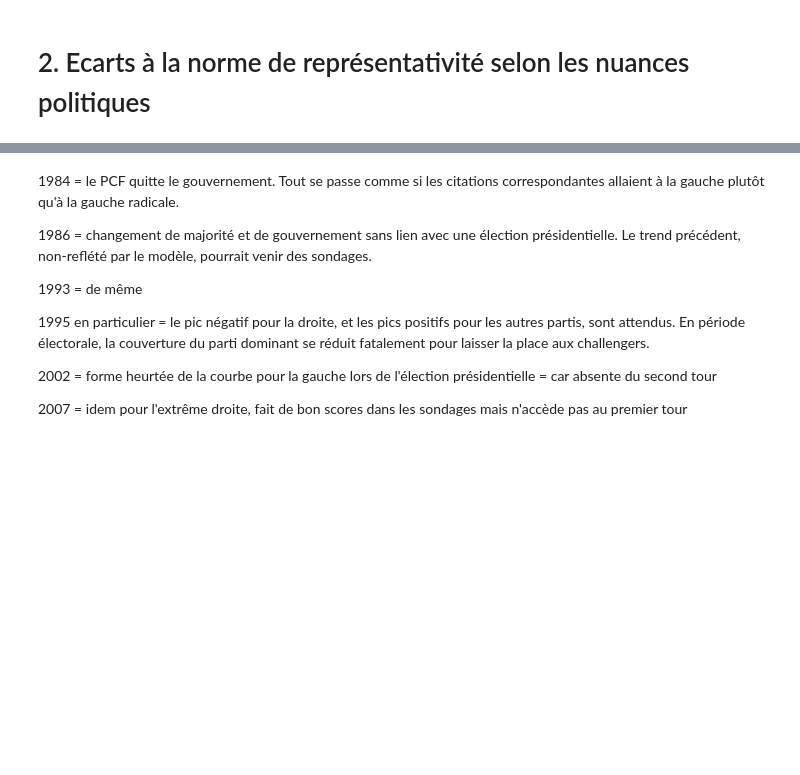
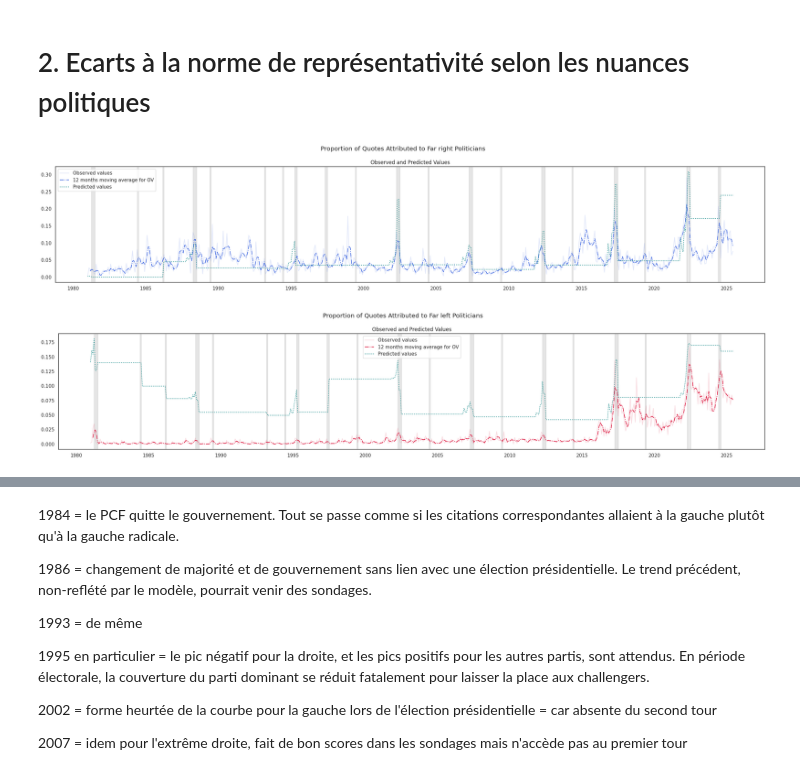
Before and after one commit to MaelDieudonne/ENSAE-Y3-Internship, a Jupyter notebook: model_2d.ipynb, the cells around one changed output, grey strips where cells are left out. Saved outputs shown, nothing was run; the diff lists cells and outputs as text; code cells hidden in the pictures; blank space fills up the shorter version.

Commit message:
Better models, again

```diff
--- a/model_2d.ipynb
+++ b/model_2d.ipynb
@@ -161,7 +162,7 @@ def compute_y_pred(
 
     return y_pred
 # %%
-def objective(params):
+def objective(params, data_opt, y_opt):
     alpha = params[0]
     beta = params[1]
     gamma = 1 - beta
@@ -198,14 +199,13 @@ n = len(model_data_no_journal['political_alignment'].unique())
 ### Sur l'ensemble des données
 # %%
 data_opt = model_data_no_journal[
-    ["political_alignment",
-     "inter_dum", "pre_5", "pre_4", "pre_3", "pre_2", "pre_1", "pre_0", "post_dum",
+    ["inter_dum", "pre_5", "pre_4", "pre_3", "pre_2", "pre_1", "pre_0", "post_dum",
      "na_share", "pres_votes_share", "government", "pres_poll_result", "r2_rank_1", "r2_rank_2"]]
 
 y_opt = model_data_no_journal[outcome]
 
-result = minimize(objective, initial_guess, bounds=bounds, constraints=[], method='SLSQP')
-# result = minimize(objective, initial_guess, bounds=bounds, constraints=constraints, method='SLSQP')
+result = minimize(objective, initial_guess, args=(data_opt, y_opt), bounds=bounds, constraints=[], method='SLSQP')
+# result = minimize(objective, initial_guess, args=(data_opt, y_opt), bounds=bounds, constraints=constraints, method='SLSQP')
 
 if result.success:
     alpha, beta, theta, delta_pre_5, delta_pre_4, delta_pre_3, delta_pre_2, delta_pre_1, delta_pre_0, lambda_1, lambda_2 = result.x
@@ -493,9 +507,13 @@ Malgré les différences de coefficients, les performances du modèle sur l'éch
 # %% [markdown]
 # 2. Ecarts à la norme de représentativité selon les nuances politiques
 # %%
-model_data_no_journal['abs_residuals'] = 100 * (model_data_no_journal[outcome] - model_data_no_journal['y_norm'])
-
 plot_data = model_data_no_journal.copy()
+plot_data['y_norm'] = compute_y_pred(
+    plot_data,
+    n, alpha, beta, gamma, theta,
+    delta_pre_5, delta_pre_4, delta_pre_3, delta_pre_2, delta_pre_1, delta_pre_0,
+    lambda_1, lambda_2)
+plot_data['abs_residuals'] = 100 * (plot_data[outcome] - plot_data['y_norm'])
 plot_data['month'] = plot_data['month'].dt.to_timestamp()
 
 alignment_groups = [
@@ -538,3 +528,28 @@ for alignment in ['Far right', 'Far left']:
+# %%
+for alignment in ['Far right', 'Far left']:
+    color = 'royalblue' if alignment == 'Far right' else 'crimson'
+    subset_data = plot_data[plot_data['political_alignment'] == alignment].copy()
+    subset_data['MA_observed'] = subset_data[outcome].rolling(window=3).mean()
+    subset_data['MA_abs'] = subset_data['abs_residuals'].rolling(window=3).mean()
+
+    fig, ax = plt.subplots(figsize=(24, 5))
+
+    sns.lineplot(data=subset_data, x='month', y=outcome, ax=ax, label='Observed values', alpha=0.15, color=color, linestyle='-')
+    sns.lineplot(data=subset_data, x='month', y='MA_observed', ax=ax, label='12 months moving average for OV', color=color, linestyle='dashdot')
+    sns.lineplot(data=subset_data, x='month', y='y_norm', ax=ax, label='Predicted values', color='teal', linestyle='dotted')
+    ax.set_title("Observed and Predicted Values")
+    ax.set_ylabel('')
+    ax.set_xlabel('')
+
+    add_shaded_periods([ax], main_elec_months, color='black', alpha=0.1)
+
+    plt.suptitle(f"Proportion of Quotes Attributed to {alignment} Politicians")
+    plt.tight_layout()
+    plt.savefig(f"output/{alignment}_graph.png", dpi=300, bbox_inches='tight')
+    plt.show()
+# %% [output]
+[figure, added]
+[figure, added]
 # %%
 fig, axes = plt.subplots(2, 1, figsize=(24, 12), sharex=True)
 
```
Also changed, not shown: parts of 19 cells of this notebook, 1 other file.
